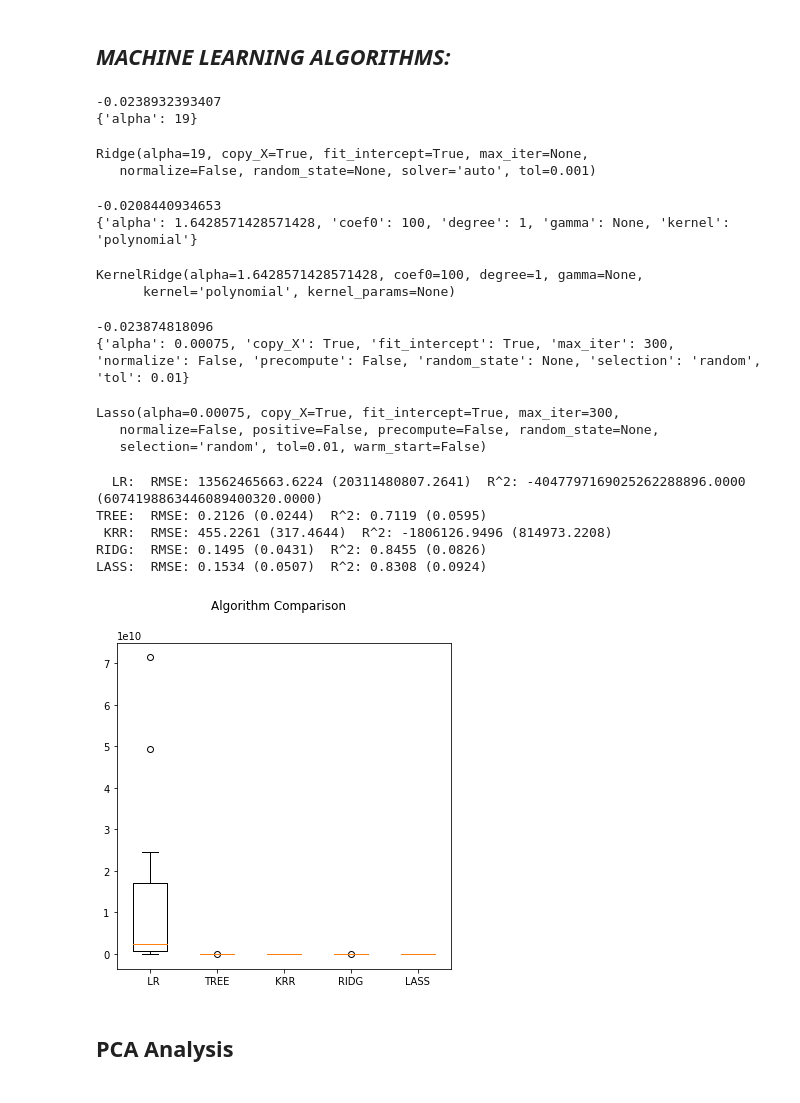
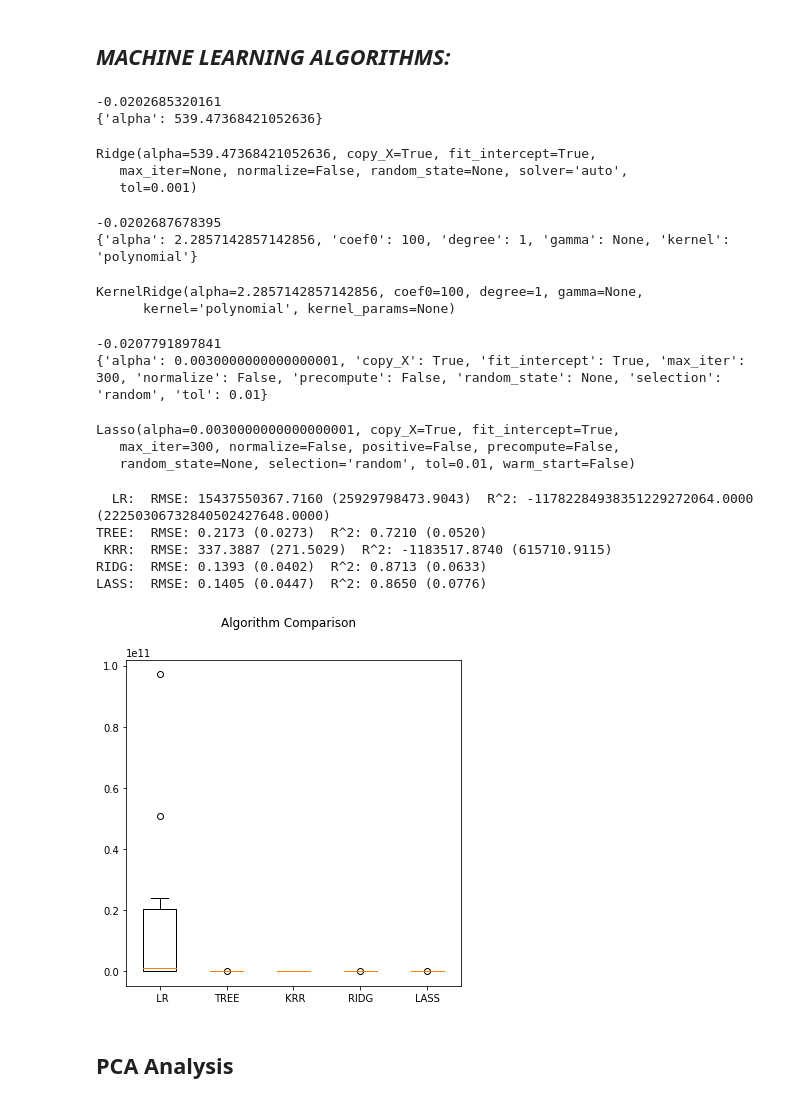
Before and after one commit to ariani86/Machine_Learning_Prohect, a Jupyter notebook: ML_ProjectCode.ipynb, the cells around one changed output. Saved outputs shown, nothing was run; the diff lists cells and outputs as text; code cells hidden in the pictures.

Commit message:
Added label encoding

```diff
--- a/ML_ProjectCode.ipynb
+++ b/ML_ProjectCode.ipynb
@@ -308,3 +295,4 @@ X_test["YrSold"] = X_test["MoSold"].astype('category')
 X_train["Fireplaces"] = X_train["Fireplaces"].astype('category')
 X_train["OverallCond"] = X_train["OverallCond"].astype('category')
 X_train["MSSubClass"] = X_train["MSSubClass"].astype('category')
+X_train["OverallQual"] = X_train["OverallQual"].astype('category')
@@ -352,0 +323,31 @@ X_train = X_train.drop(['BsmtFullBath','BsmtHalfBath','KitchenAbvGr'], axis=1)
+# %%
+X_train['GarageCond'] = X_train['GarageCond'].map({'Ex': 4, 'Gd': 3, 'TA': 2, 'Fa': 1, 'Po': 0, 'None':0})
+X_train['GarageQual'] = X_train['GarageQual'].map({'Ex': 4, 'Gd': 3, 'TA': 2, 'Fa': 1, 'Po': 0, 'None':0})
+X_train['BsmtQual'] = X_train['BsmtQual'].map({'Ex': 4, 'Gd': 3, 'TA': 2, 'Fa': 1, 'Po': 0, 'None':0})
+X_train['BsmtCond'] = X_train['BsmtCond'].map({'Ex': 4, 'Gd': 3, 'TA': 2, 'Fa': 1, 'Po': 0, 'None':0})
+X_train['KitchenQual'] = X_train['KitchenQual'].map({'Ex': 4, 'Gd': 3, 'TA': 2, 'Fa': 1, 'Po': 0})
+X_train['ExterQual'] = X_train['ExterQual'].map({'Ex': 4, 'Gd': 3, 'TA': 2, 'Fa': 1, 'Po': 0})
+X_train['ExterCond'] = X_train['ExterCond'].map({'Ex': 4, 'Gd': 3, 'TA': 2, 'Fa': 1, 'Po': 0})
+X_train['HeatingQC'] = X_train['HeatingQC'].map({'Ex': 4, 'Gd': 3, 'TA': 2, 'Fa': 1, 'Po': 0})
+# %%
+X_train['BsmtFinType1'] = X_train['BsmtFinType1'].map({'GLQ':6,'ALQ':5,'BLQ':4,'Rec':3,'LwQ':2,'Unf':1,"NA":0,'None':0})
+X_train['BsmtFinType2'] = X_train['BsmtFinType2'].map({'GLQ':6,'ALQ':5,'BLQ':4,'Rec':3,'LwQ':2,'Unf':1,"NA":0,'None':0})
+X_train['Functional'] = X_train['Functional'].map({'Typ':7,'Min1':6,'Min2':5,'Mod':4,'Maj1':3,'Maj2':2,'Sev':1,"Sal":0})
+X_train['BsmtExposure'] = X_train['BsmtExposure'].map({'Gd':4,'Av':3,'Mn':2,'No':1,"NA":0, 'None':0})
+X_train['GarageFinish'] = X_train['GarageFinish'].map({'Fin':3,'RFn':2,'Unf':1,"None":0,"NA":0})
+X_train['LandSlope'] = X_train['LandSlope'].map({'Gtl':2,'Mod':1,"Sev":0})
+X_train['LotShape'] = X_train['LotShape'].map({'Reg':3,'IR1':2,'IR2':1,"IR3":0})
+X_train['PavedDrive'] = X_train['PavedDrive'].map({'Y':2,'P':1,"N":0})
+X_train['CentralAir'] = X_train['CentralAir'].map({'Y': 1,'N': 0})
+# %%
+le_cols = ('GarageCond','GarageQual','BsmtQual','BsmtCond','KitchenQual','ExterQual','ExterCond','HeatingQC',\
+           'BsmtFinType1','BsmtFinType2','Functional','BsmtExposure','GarageFinish','LandSlope','LotShape',\
+           'PavedDrive','CentralAir')
+
+for feat in le_cols:
+    lbl = LabelEncoder()
+    lbl.fit(list(X_train[feat].values))
+    X_train[feat] = lbl.transform(list(X_train[feat].values))
+
+# shape
+print('Shape X_train: {}'.format(X_train.shape))
@@ -489,7 +473,7 @@ para_search.best_estimator_
 # %%
 #Grid Search for Ridge
 
-RR_grid_param = {'alpha': range(5,20)}
+RR_grid_param = {'alpha': np.linspace(530,560,num=20)}
 
 para_search = GridSearchCV(estimator=Ridge(), param_grid=RR_grid_param, scoring='neg_mean_squared_error', cv=10, \
                            return_train_score=True)
@@ -498,10 +482,11 @@ print(para_search.best_score_)
 print(para_search.best_params_)
 para_search.best_estimator_
 # %% [output]
--0.0238932393407
-{'alpha': 19}
+-0.0202685320161
+{'alpha': 539.47368421052636}
-Ridge(alpha=19, copy_X=True, fit_intercept=True, max_iter=None,
-   normalize=False, random_state=None, solver='auto', tol=0.001)
+Ridge(alpha=539.47368421052636, copy_X=True, fit_intercept=True,
+   max_iter=None, normalize=False, random_state=None, solver='auto',
+   tol=0.001)
 # %%
 #Grid Search for Kernel Ridge
 
@@ -515,12 +500,12 @@ print(para_search.best_score_)
 print(para_search.best_params_)
 para_search.best_estimator_
 # %% [output]
--0.0208440934653
-{'alpha': 1.6428571428571428, 'coef0': 100, 'degree': 1, 'gamma': None, 'kernel': 'polynomial'}
+-0.0202687678395
+{'alpha': 2.2857142857142856, 'coef0': 100, 'degree': 1, 'gamma': None, 'kernel': 'polynomial'}
-KernelRidge(alpha=1.6428571428571428, coef0=100, degree=1, gamma=None,
+KernelRidge(alpha=2.2857142857142856, coef0=100, degree=1, gamma=None,
       kernel='polynomial', kernel_params=None)
 # %%
-LASS_grid_param = {'alpha':[0.0005, 0.0007,0.00075,0.0008], 'copy_X': [True], 'fit_intercept': [True], 'normalize': [False], 'precompute': [False],
+LASS_grid_param = {'alpha':np.linspace(0.003,0.08,num=20), 'copy_X': [True], 'fit_intercept': [True], 'normalize': [False], 'precompute': [False],
                     'max_iter': [300],'tol': [0.01], 'selection': ['random'], 'random_state': [None]}
 
 
@@ -531,11 +516,11 @@ print(para_search.best_score_)
 print(para_search.best_params_)
 para_search.best_estimator_
 # %% [output]
--0.023874818096
-{'alpha': 0.00075, 'copy_X': True, 'fit_intercept': True, 'max_iter': 300, 'normalize': False, 'precompute': False, 'random_state': None, 'selection': 'random', 'tol': 0.01}
+-0.0207791897841
+{'alpha': 0.0030000000000000001, 'copy_X': True, 'fit_intercept': True, 'max_iter': 300, 'normalize': False, 'precompute': False, 'random_state': None, 'selection': 'random', 'tol': 0.01}
-Lasso(alpha=0.00075, copy_X=True, fit_intercept=True, max_iter=300,
-   normalize=False, positive=False, precompute=False, random_state=None,
-   selection='random', tol=0.01, warm_start=False)
+Lasso(alpha=0.0030000000000000001, copy_X=True, fit_intercept=True,
+   max_iter=300, normalize=False, positive=False, precompute=False,
+   random_state=None, selection='random', tol=0.01, warm_start=False)
 # %%
 # X=X
 # y=np.log(y_train)
@@ -543,48 +528,48 @@ Lasso(alpha=0.00075, copy_X=True, fit_intercept=True, max_iter=300,
 #Linear Regression:
 linear = linear_model.LinearRegression()
 #Ridge Regression:
-ridg = linear_model.Ridge(alpha=19)
+ridg = linear_model.Ridge(alpha=539)
 #Lasso Regression
-lass = linear_model.Lasso(alpha=0.00075)
+lass = linear_model.Lasso(alpha=0.003)
 #Kernel Ridge Regression:
-krr = KernelRidge(alpha=1.64)
+krr = KernelRidge(alpha=2.3)
 
 #ElasticNet Model:
 enet = linear_model.ElasticNet(alpha = .001, l1_ratio = 0.001) #('ENET', enet),
 #Decision Tree Regression:
 dtree = tree.DecisionTreeRegressor()
 #Random Forest:  ('RFOR',rfor)
 rfor = RandomForestRegressor(max_depth=10)
 
 
 
 models = [('  LR', linear),('TREE', dtree),(' KRR',krr),('RIDG',ridg),('LASS',lass)]
 
 results = []
 names = []
 for name, model in models:
     r_sq = ms.cross_val_score(model, X, y, cv=10, scoring='r2')
     rmse_score = np.sqrt((abs(ms.cross_val_score(model,X, y, cv=15, scoring='neg_mean_squared_error'))))
     results.append(rmse_score)
     names.append(name)
     msg = "%s:  RMSE: %.4f (%.4f)  R^2: %.4f (%.4f)" %(name,rmse_score.mean(),rmse_score.std(),r_sq.mean(),r_sq.std())
     print(msg)
 
 # Compare Algorithms
 fig = plt.figure()
 fig.suptitle('Algorithm Comparison')
 ax = fig.add_subplot(111)
 plt.boxplot(results)
 ax.set_xticklabels(names)
 fig.set_size_inches(6,6)
 plt.show()
 # %% [output]
-  LR:  RMSE: 13562465663.6224 (20311480807.2641)  R^2: -4047797169025262288896.0000 (6074198863446089400320.0000)
-TREE:  RMSE: 0.2126 (0.0244)  R^2: 0.7119 (0.0595)
- KRR:  RMSE: 455.2261 (317.4644)  R^2: -1806126.9496 (814973.2208)
-RIDG:  RMSE: 0.1495 (0.0431)  R^2: 0.8455 (0.0826)
-LASS:  RMSE: 0.1534 (0.0507)  R^2: 0.8308 (0.0924)
+  LR:  RMSE: 15437550367.7160 (25929798473.9043)  R^2: -11782284938351229272064.0000 (22250306732840502427648.0000)
+TREE:  RMSE: 0.2173 (0.0273)  R^2: 0.7210 (0.0520)
+ KRR:  RMSE: 337.3887 (271.5029)  R^2: -1183517.8740 (615710.9115)
+RIDG:  RMSE: 0.1393 (0.0402)  R^2: 0.8713 (0.0633)
+LASS:  RMSE: 0.1405 (0.0447)  R^2: 0.8650 (0.0776)
-[figure, old version]
+[figure, new version]
 # %% [markdown]
 ## PCA Analysis
 # %%
```
Also changed, not shown: parts of 28 cells of this notebook.
